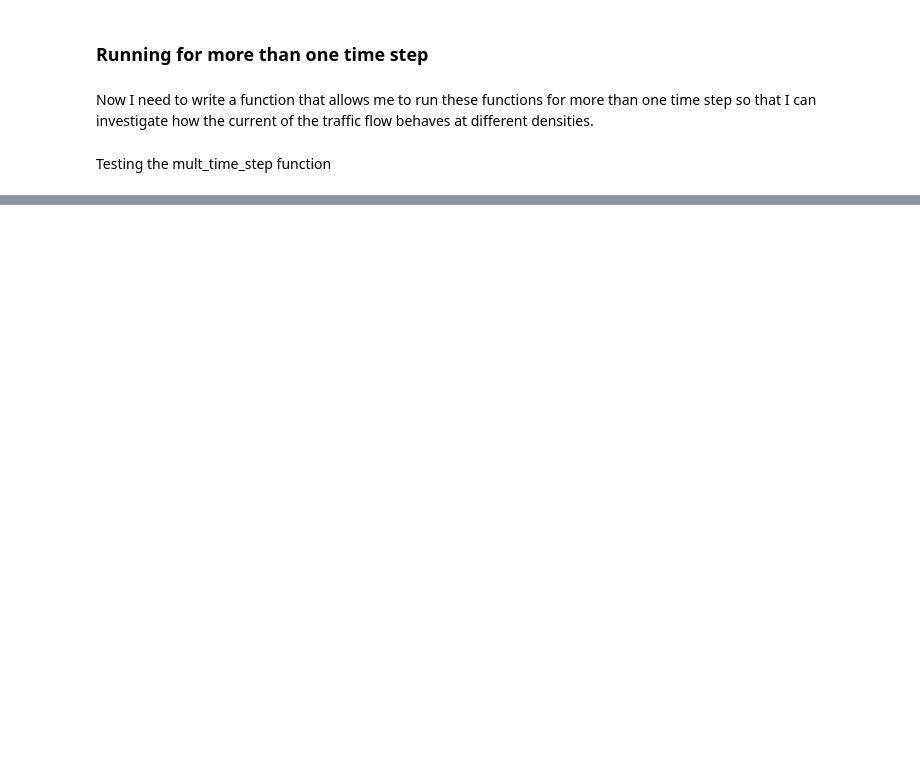
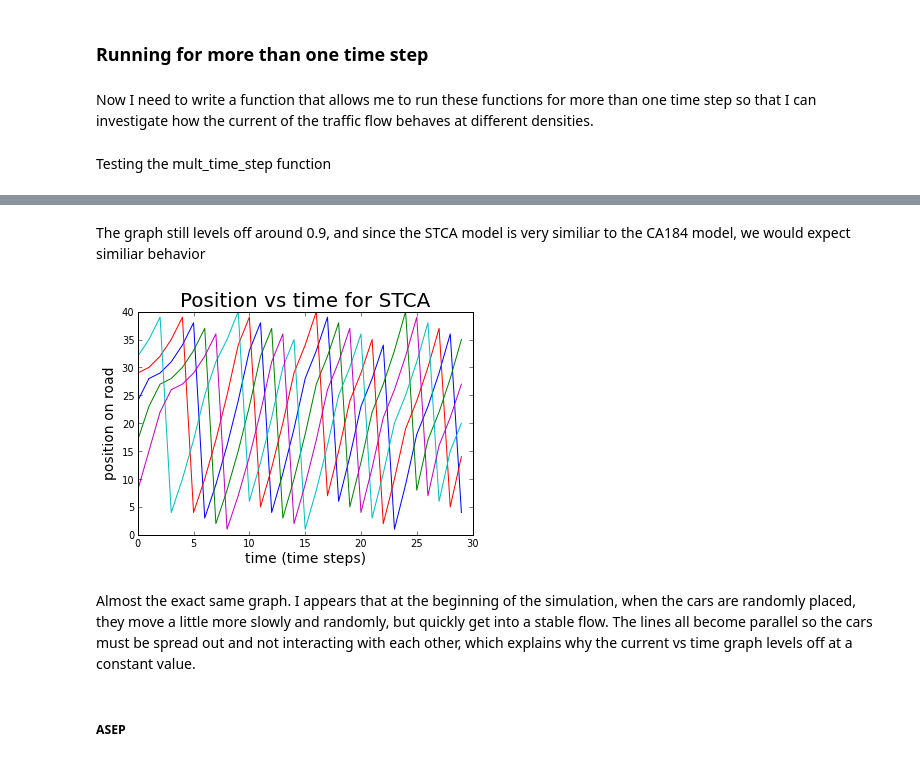
Before and after one commit to bcoit/Phys202-S13, a Jupyter notebook: Project/TrafficFlow.ipynb, the cells around one changed output, grey strips where cells are left out. Saved outputs shown, nothing was run; the diff lists cells and outputs as text; code cells hidden in the pictures; blank space fills up the shorter version.

```diff
--- a/Project/TrafficFlow.ipynb
+++ b/Project/TrafficFlow.ipynb
@@ -244,0 +353,14 @@ mult_time_steps(10,ASEP,x5,v5,road5,v_max5,0)
+# %% [markdown]
+The graph still levels off around 0.9, and since the STCA model is very similiar to the CA184 model, we would expect similiar behavior
+# %%
+plot(t2,posSTCA)
+title("Position vs time for STCA", fontsize = 20)
+ylabel("position on road", fontsize = 14)
+xlabel("time (time steps)", fontsize = 14)
+show()
+# %% [output]
+[figure, added]
+# %% [markdown]
+Almost the exact same graph.  I appears that at the beginning of the simulation, when the cars are randomly placed, they move a little more slowly and randomly, but quickly get into a stable flow.  The lines all become parallel so the cars must be spread out and not interacting with each other, which explains why the current vs time graph levels off at a constant value.
+# %% [markdown]
+##### ASEP
```
Also changed, not shown: parts of 40 cells of this notebook, 5 other files.
